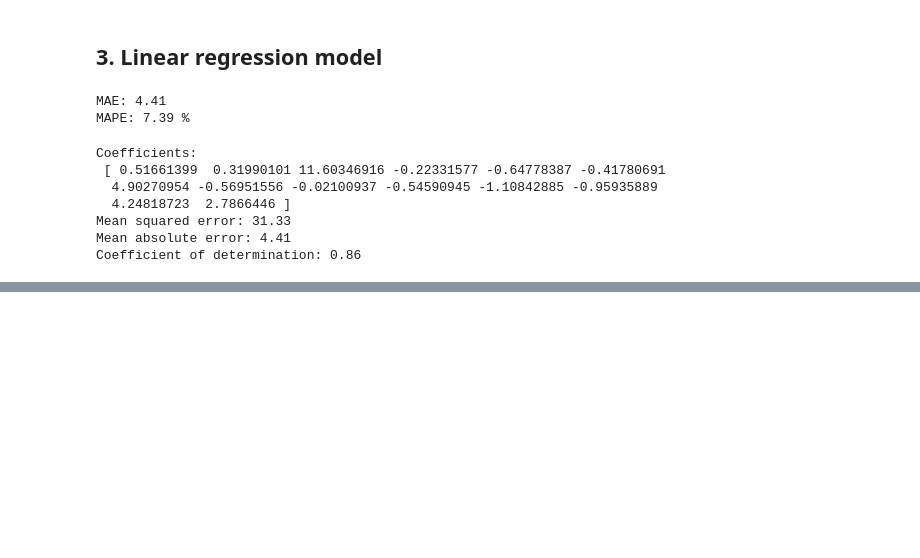
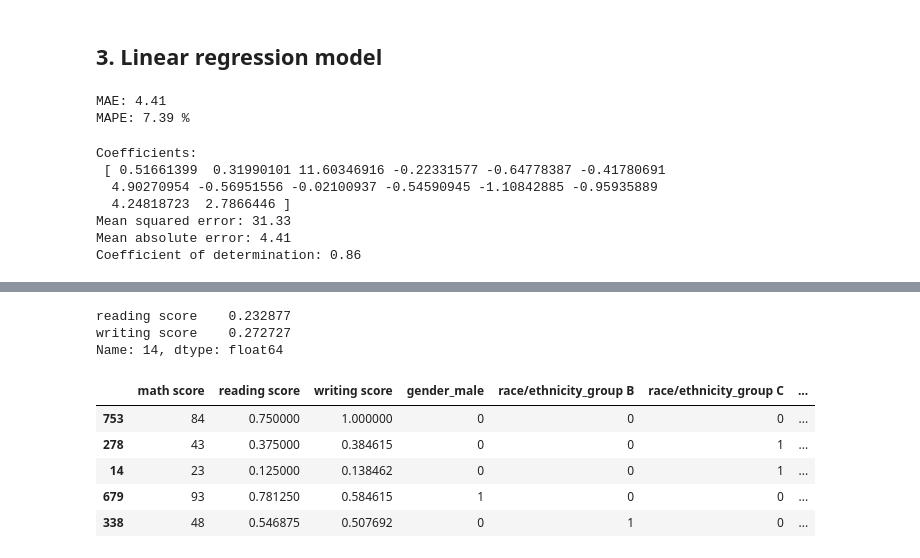
Before and after one commit to pepebonet/Intermediate_Python_BBA, a Jupyter notebook: Class_5/scripts/Code_class_5.ipynb, the cells around one changed output, grey strips where cells are left out. Cells and saved outputs as stored; diff of their text form; code cells hidden in the pictures; blank space fills up the shorter version.

```diff
--- a/Class_5/scripts/Code_class_5.ipynb
+++ b/Class_5/scripts/Code_class_5.ipynb
@@ -352,0 +391,6 @@ Coefficient of determination: 0.86
+# %%
+data = pd.get_dummies(
+        df, columns=['gender', 'race/ethnicity',
+     'parental level of education', 'lunch', 'test preparation course'],
+drop_first=True)
+data.head()
@@ -352,0 +404,2 @@ Coefficient of determination: 0.86
+# %%
+data.drop(['Year', 'Age', 'id_student'], axis=1, inplace=True)
@@ -352,0 +417,2 @@ Coefficient of determination: 0.86
+# %%
+train, test = train_test_split(data, test_size=0.1, random_state=0)
@@ -352,0 +436,4 @@ Coefficient of determination: 0.86
+# %%
+cols_to_norm = ['reading score', 'writing score']
+test_norm = normalize_column(test, cols_to_norm)
+test_norm[cols_to_norm].head()
@@ -352,0 +447,17 @@ Coefficient of determination: 0.86
+# %%
+cols_to_norm = ['reading score', 'writing score']
+data_norm = normalize_column(data, cols_to_norm)
+data_norm[cols_to_norm].iloc[14]
+# %% [output]
+reading score    0.232877
+writing score    0.272727
+Name: 14, dtype: float64
+# %%
+test_norm.head()
+# %% [output]
+|  | math score | reading score | writing score | gender_male | race/ethnicity_group B | race/ethnicity_group C | ... |
+| 753 | 84 | 0.750000 | 1.000000 | 0 | 0 | 0 | ... |
+| 278 | 43 | 0.375000 | 0.384615 | 0 | 0 | 1 | ... |
+| 14 | 23 | 0.125000 | 0.138462 | 0 | 0 | 1 | ... |
+| 679 | 93 | 0.781250 | 0.584615 | 1 | 0 | 0 | ... |
+| 338 | 48 | 0.546875 | 0.507692 | 0 | 1 | 0 | ... |
```
Also changed, not shown: parts of 22 cells of this notebook.
